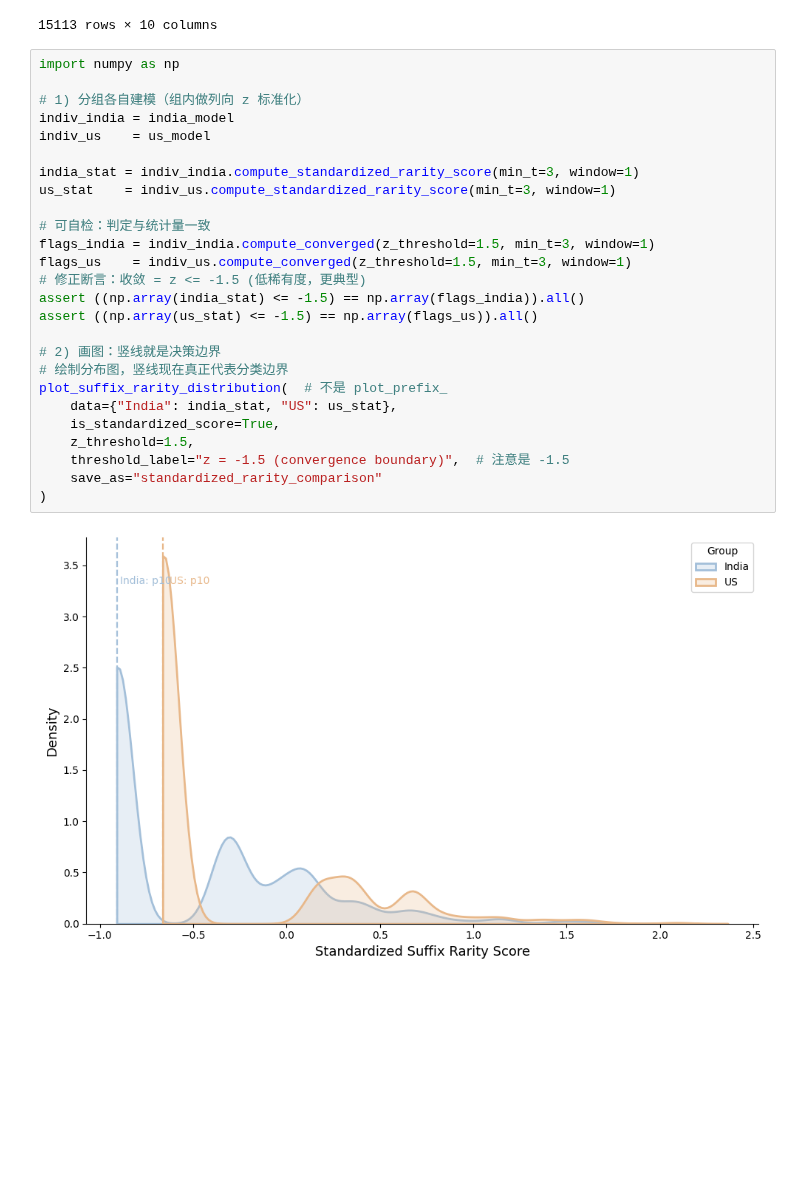
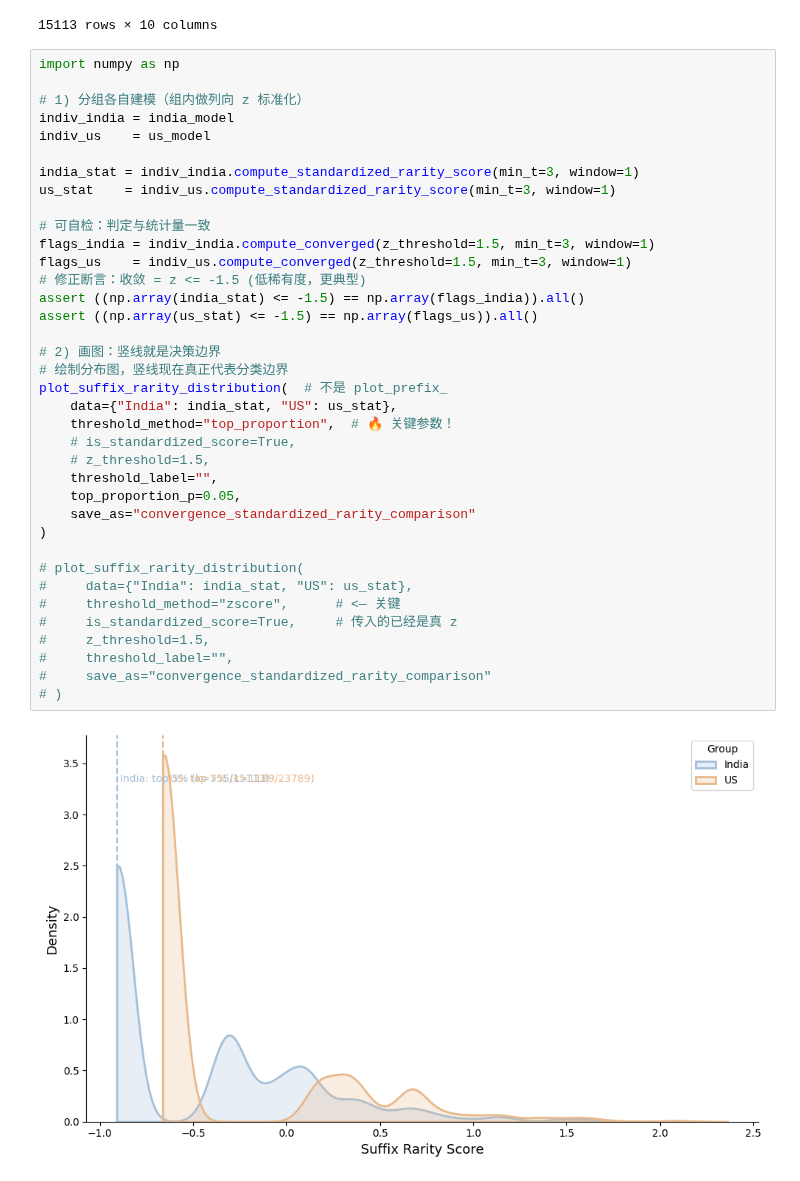
Before and after one commit to sdaza/Sequenzo, a Jupyter notebook: original_datasets_and_cleaning/qiqi/250808_tree/05_convergence.ipynb, the cells around one changed output. Drawn from its saved outputs; the diff is of its cells as text; blank space fills up the shorter version.

```diff
--- a/original_datasets_and_cleaning/qiqi/250808_tree/05_convergence.ipynb
+++ b/original_datasets_and_cleaning/qiqi/250808_tree/05_convergence.ipynb
@@ -134,28 +134,39 @@ df_rarity_india
 # %%
 import numpy as np
 
 # 1) 分组各自建模（组内做列向 z 标准化）
 indiv_india = india_model
 indiv_us    = us_model
 
 india_stat = indiv_india.compute_standardized_rarity_score(min_t=3, window=1)
 us_stat    = indiv_us.compute_standardized_rarity_score(min_t=3, window=1)
 
 # 可自检：判定与统计量一致
 flags_india = indiv_india.compute_converged(z_threshold=1.5, min_t=3, window=1)
 flags_us    = indiv_us.compute_converged(z_threshold=1.5, min_t=3, window=1)
 # 修正断言：收敛 = z <= -1.5 (低稀有度，更典型)
 assert ((np.array(india_stat) <= -1.5) == np.array(flags_india)).all()
 assert ((np.array(us_stat) <= -1.5) == np.array(flags_us)).all()
 
 # 2) 画图：竖线就是决策边界
 # 绘制分布图，竖线现在真正代表分类边界
 plot_suffix_rarity_distribution(  # 不是 plot_prefix_
     data={"India": india_stat, "US": us_stat},
-    is_standardized_score=True,
-    z_threshold=1.5,
-    threshold_label="z = -1.5 (convergence boundary)",  # 注意是 -1.5
-    save_as="standardized_rarity_comparison"
+    threshold_method="top_proportion",  # 🔥 关键参数！
+    # is_standardized_score=True,
+    # z_threshold=1.5,
+    threshold_label="",
+    top_proportion_p=0.05,
+    save_as="convergence_standardized_rarity_comparison"
 )
+
+# plot_suffix_rarity_distribution(
+#     data={"India": india_stat, "US": us_stat},
+#     threshold_method="zscore",      # <— 关键
+#     is_standardized_score=True,     # 传入的已经是真 z
+#     z_threshold=1.5,
+#     threshold_label="",
+#     save_as="convergence_standardized_rarity_comparison"
+# )
 # %% [output]
-[figure, old version]
+[figure, new version]
```
Also changed, not shown: parts of 3 cells of this notebook, 3 other files.
